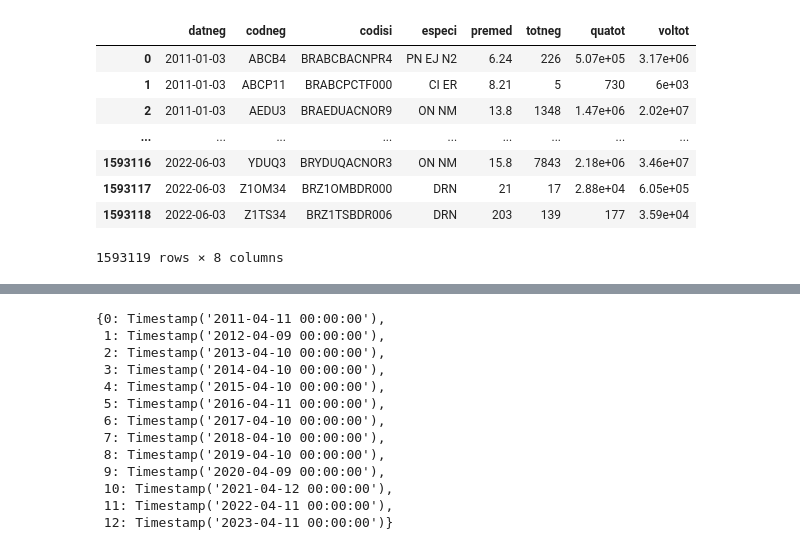
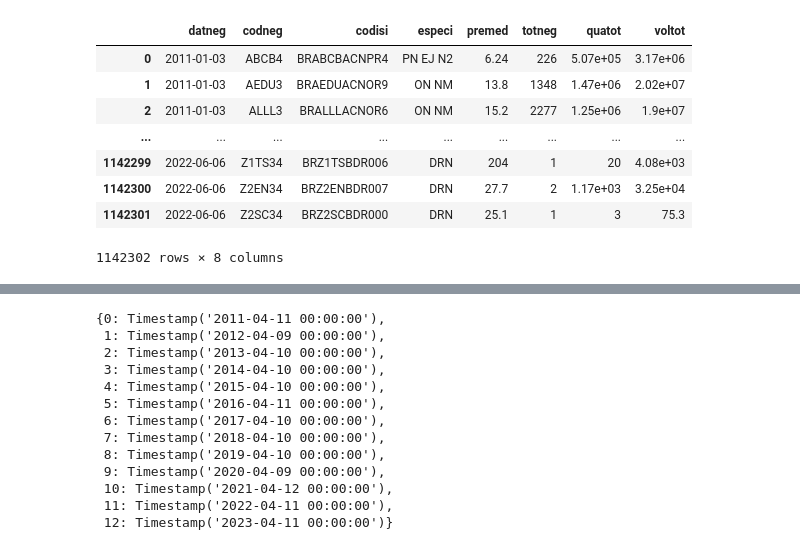
Before and after one commit to crdcj/MagicFormula, a Jupyter notebook: scripts/backtesting.ipynb, the cells around one changed output, grey strips where cells are left out. Drawn from its saved outputs; the diff is of its cells as text; code cells hidden in the pictures.

```diff
--- a/scripts/backtesting.ipynb
+++ b/scripts/backtesting.ipynb
@@ -51,7 +51,7 @@ df_stocks
 360 rows × 5 columns
 # %%
 PROCESSED_PATH = Path("/mnt/aq_disk/data/HistoricalQuotations/processed/")
-path = PROCESSED_PATH / "adjusted_data.feather"
+path = PROCESSED_PATH / "base_adj.feather"
 df_b3 = pd.read_feather(path)
 df_b3
 # %% [output]
@@ -96,28 +67,24 @@ memory usage: 1.6+ GB
 # %%
-# Filtrar somente ações depois de 2010
-# Retirar ações com menos de 5 negociações no dia -> essa ação, em termos
-# práticos, não teve como ser negociada no dia
+# Filtrar somente ações depois de 2011
 df_prices = df_b3.copy()
 df_prices.query(
-    'tpmerc == 10 and datneg >= "2011.01.01"',
+    'codbdi == 2 and datneg >= "2011.01.01"',
     inplace=True
 )
 df_prices.reset_index(drop=True, inplace=True)
-# Obs: A coluna 'fatcot' só tem valores direntes de 1 no caso de títulos exóticos
-# Não existe esse tipo de caso na série analisada
 cols = ['datneg', 'codneg', 'codisi', 'especi', 'premed', 'totneg', 'quatot', 'voltot']
 df_prices = df_prices.loc[:, cols]
 df_prices
 # %% [output]
 |  | datneg | codneg | codisi | especi | premed | totneg | quatot | voltot |
 | 0 | 2011-01-03 | ABCB4 | BRABCBACNPR4 | PN EJ N2 | 6.24 | 226 | 5.07e+05 | 3.17e+06 |
-| 1 | 2011-01-03 | ABCP11 | BRABCPCTF000 | CI ER | 8.21 | 5 | 730 | 6e+03 |
-| 2 | 2011-01-03 | AEDU3 | BRAEDUACNOR9 | ON NM | 13.8 | 1348 | 1.47e+06 | 2.02e+07 |
+| 1 | 2011-01-03 | AEDU3 | BRAEDUACNOR9 | ON NM | 13.8 | 1348 | 1.47e+06 | 2.02e+07 |
+| 2 | 2011-01-03 | ALLL3 | BRALLLACNOR6 | ON NM | 15.2 | 2277 | 1.25e+06 | 1.9e+07 |
 | ... | ... | ... | ... | ... | ... | ... | ... | ... |
-| 1593116 | 2022-06-03 | YDUQ3 | BRYDUQACNOR3 | ON NM | 15.8 | 7843 | 2.18e+06 | 3.46e+07 |
-| 1593117 | 2022-06-03 | Z1OM34 | BRZ1OMBDR000 | DRN | 21 | 17 | 2.88e+04 | 6.05e+05 |
-| 1593118 | 2022-06-03 | Z1TS34 | BRZ1TSBDR006 | DRN | 203 | 139 | 177 | 3.59e+04 |
+| 1142299 | 2022-06-06 | Z1TS34 | BRZ1TSBDR006 | DRN | 204 | 1 | 20 | 4.08e+03 |
+| 1142300 | 2022-06-06 | Z2EN34 | BRZ2ENBDR007 | DRN | 27.7 | 2 | 1.17e+03 | 3.25e+04 |
+| 1142301 | 2022-06-06 | Z2SC34 | BRZ2SCBDR000 | DRN | 25.1 | 1 | 3 | 75.3 |
-1593119 rows × 8 columns
+1142302 rows × 8 columns
 # %%
 df_prices = df_prices.merge(right=df_stocks, how='inner')
 df_prices
```
Also changed, not shown: parts of 27 cells of this notebook, 2 other files.
